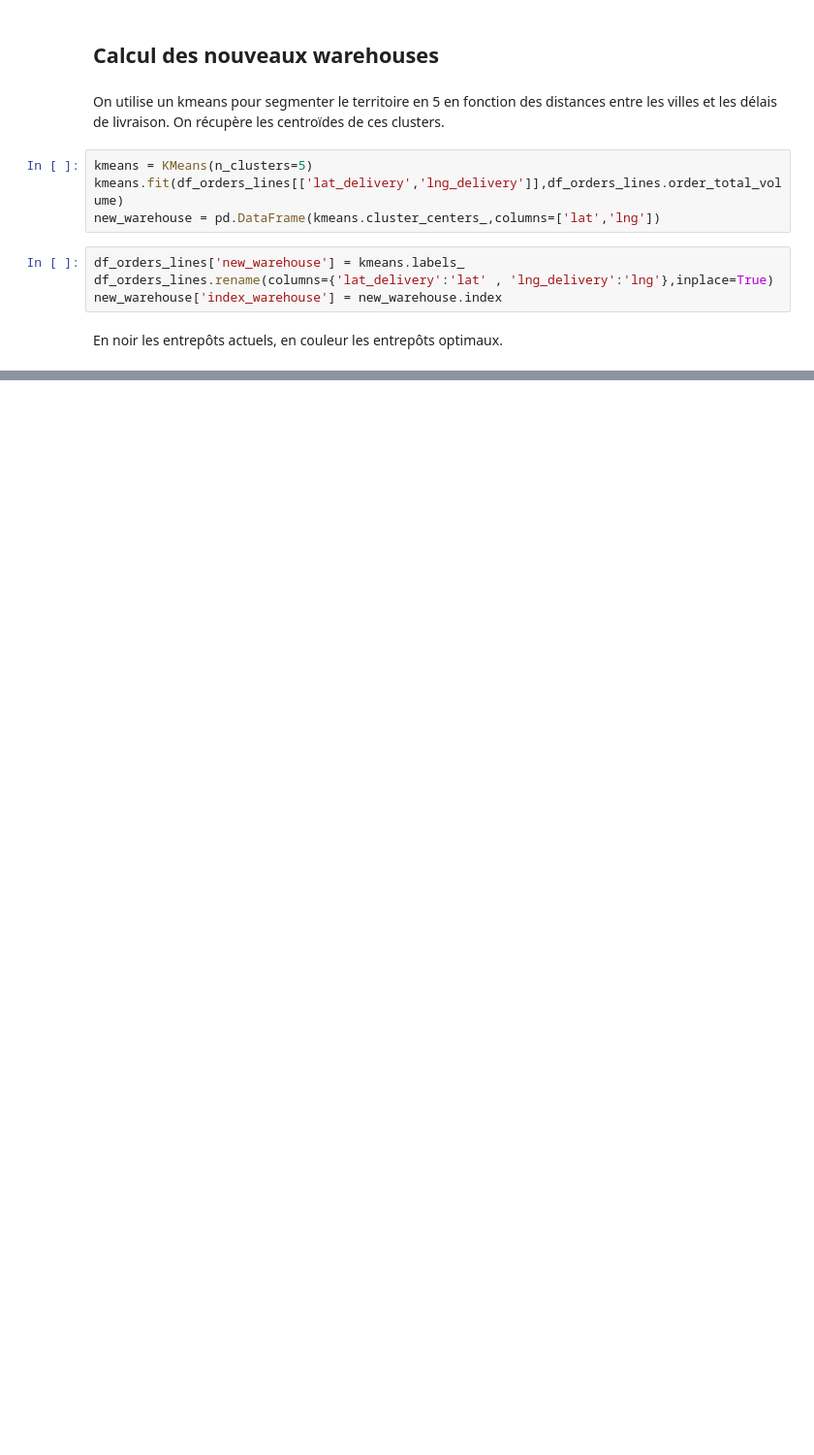
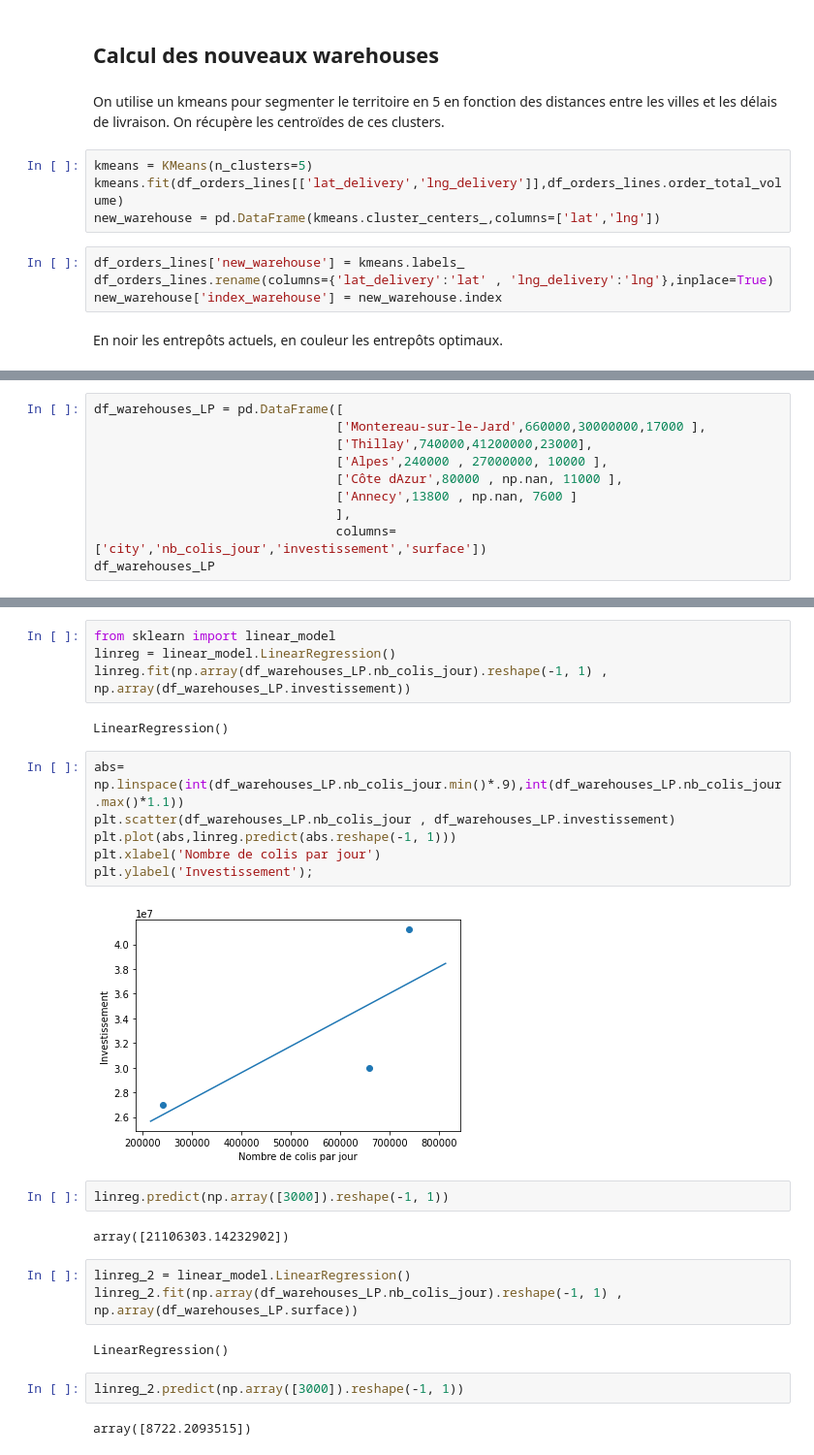
Before and after one commit to Pauline-25/Ekimetrics-Groupe-12, a Jupyter notebook: Notebooks/2_Déplacement_warehouse.ipynb, the cells around one changed output, grey strips where cells are left out. Shown at 97% size. Saved outputs shown, nothing was run; the diff lists cells and outputs as text; blank space fills up the shorter version.

```diff
--- a/Notebooks/2_Déplacement_warehouse.ipynb
+++ b/Notebooks/2_Déplacement_warehouse.ipynb
@@ -49,0 +59,10 @@ m
+# %%
+df_warehouses_LP = pd.DataFrame([
+                                ['Montereau-sur-le-Jard',660000,30000000,17000 ],
+                                ['Thillay',740000,41200000,23000],
+                                ['Alpes',240000 , 27000000, 10000 ],
+                                ['Côte dAzur',80000 , np.nan, 11000 ],
+                                ['Annecy',13800 , np.nan, 7600 ]
+                                ],
+                                columns=['city','nb_colis_jour','investissement','surface'])
+df_warehouses_LP
@@ -49,0 +76,27 @@ m
+# %%
+from sklearn import linear_model
+linreg = linear_model.LinearRegression()
+linreg.fit(np.array(df_warehouses_LP.nb_colis_jour).reshape(-1, 1) , np.array(df_warehouses_LP.investissement))
+# %% [output]
+LinearRegression()
+# %%
+abs= np.linspace(int(df_warehouses_LP.nb_colis_jour.min()*.9),int(df_warehouses_LP.nb_colis_jour.max()*1.1))
+plt.scatter(df_warehouses_LP.nb_colis_jour , df_warehouses_LP.investissement)
+plt.plot(abs,linreg.predict(abs.reshape(-1, 1)))
+plt.xlabel('Nombre de colis par jour')
+plt.ylabel('Investissement');
+# %% [output]
+[figure, added]
+# %%
+linreg.predict(np.array([3000]).reshape(-1, 1))
+# %% [output]
+array([21106303.14232902])
+# %%
+linreg_2 = linear_model.LinearRegression()
+linreg_2.fit(np.array(df_warehouses_LP.nb_colis_jour).reshape(-1, 1) , np.array(df_warehouses_LP.surface))
+# %% [output]
+LinearRegression()
+# %%
+linreg_2.predict(np.array([3000]).reshape(-1, 1))
+# %% [output]
+array([8722.2093515])
```
Also changed, not shown: parts of 39 cells of this notebook, 9 other files.
